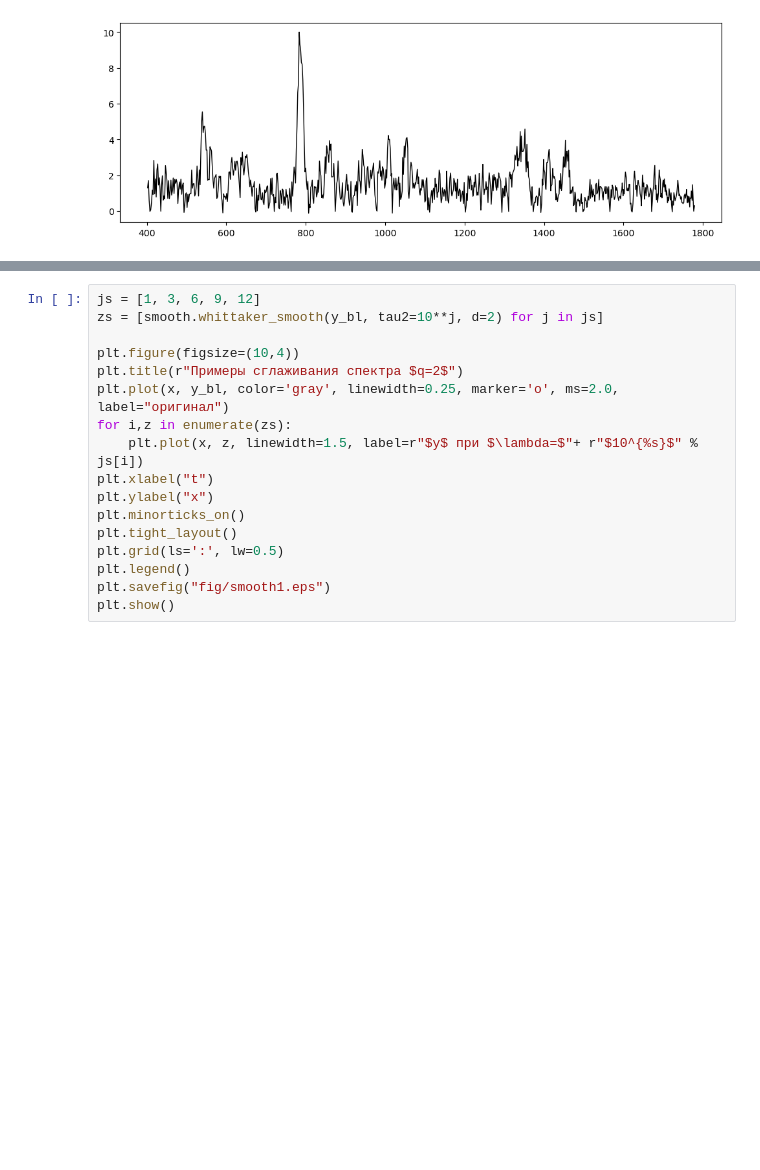
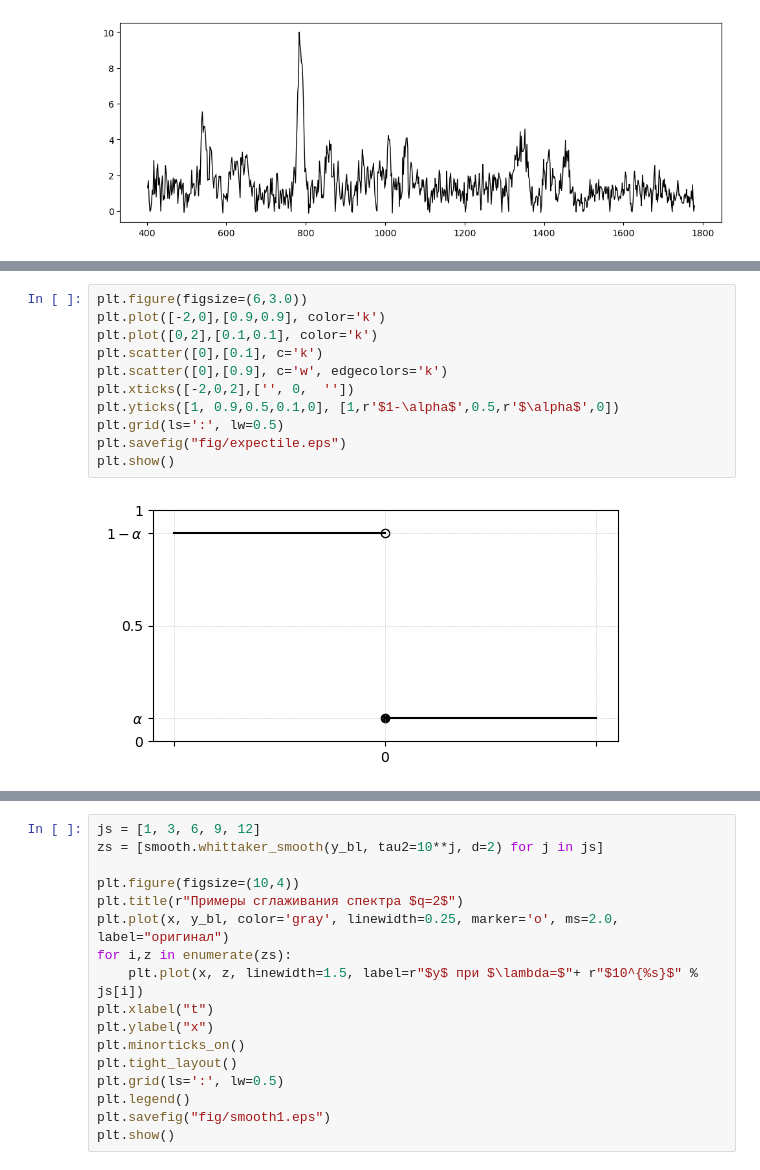
Before and after one commit to intellimath/irsa, a Jupyter notebook: examples/whittaker_henderson.ipynb, the cells around one changed output, grey strips where cells are left out. Drawn from its saved outputs; the diff is of its cells as text; blank space fills up the shorter version.

```diff
--- a/examples/whittaker_henderson.ipynb
+++ b/examples/whittaker_henderson.ipynb
@@ -35,0 +47,13 @@ plt.show()
+# %%
+plt.figure(figsize=(6,3.0))
+plt.plot([-2,0],[0.9,0.9], color='k')
+plt.plot([0,2],[0.1,0.1], color='k')
+plt.scatter([0],[0.1], c='k')
+plt.scatter([0],[0.9], c='w', edgecolors='k')
+plt.xticks([-2,0,2],['', 0,  ''])
+plt.yticks([1, 0.9,0.5,0.1,0], [1,r'$1-\alpha$',0.5,r'$\alpha$',0])
+plt.grid(ls=':', lw=0.5)
+plt.savefig("fig/expectile.eps")
+plt.show()
+# %% [output]
+[figure, added]
```
Also changed, not shown: parts of 10 cells of this notebook, 2 other files.
